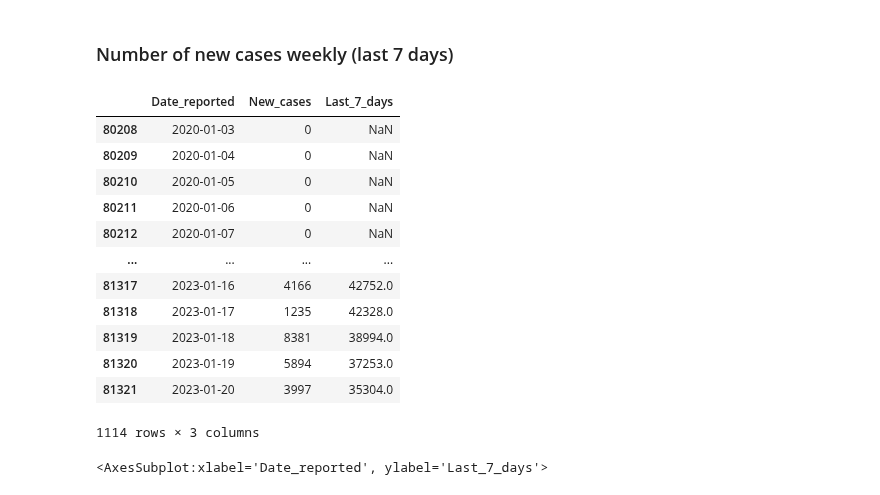
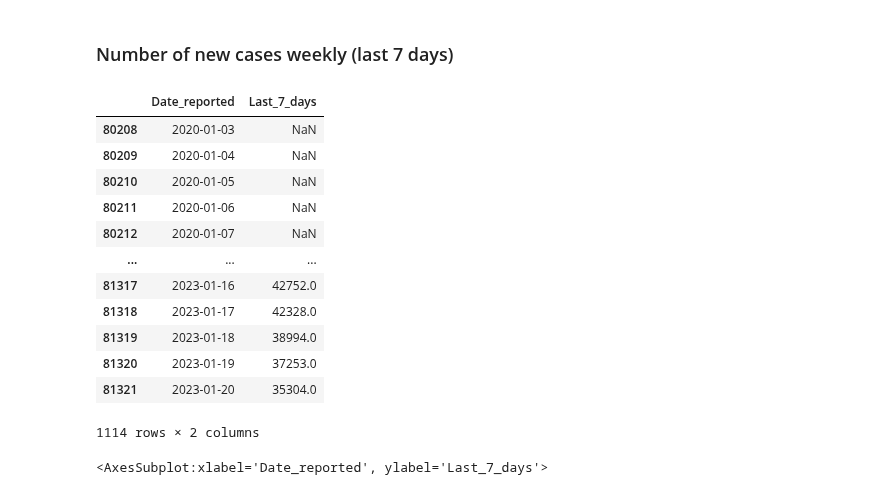
Before and after one commit to AmElmo/Covid_tracking_dashboard, a Jupyter notebook: data_collection.ipynb, the cells around one changed output. Cells and saved outputs as stored; diff of their text form; code cells hidden in the pictures.

```diff
--- a/data_collection.ipynb
+++ b/data_collection.ipynb
@@ -39,26 +39,28 @@ new_cases_last
 # %%
 pd.set_option('mode.chained_assignment', None)
 
 
 data_country = data[data["Country"] == "France"]
 new_cases_7d = data_country[["Date_reported", "New_cases"]]
 new_cases_7d["Last_7_days"] = new_cases_7d["New_cases"].rolling(7).sum()
 
+new_cases_7d.drop(['New_cases'], axis = 1, inplace = True)
+
 new_cases_7d
 # %% [output]
-|  | Date_reported | New_cases | Last_7_days |
-| 80208 | 2020-01-03 | 0 | NaN |
-| 80209 | 2020-01-04 | 0 | NaN |
-| 80210 | 2020-01-05 | 0 | NaN |
-| 80211 | 2020-01-06 | 0 | NaN |
-| 80212 | 2020-01-07 | 0 | NaN |
-| ... | ... | ... | ... |
-| 81317 | 2023-01-16 | 4166 | 42752.0 |
-| 81318 | 2023-01-17 | 1235 | 42328.0 |
-| 81319 | 2023-01-18 | 8381 | 38994.0 |
-| 81320 | 2023-01-19 | 5894 | 37253.0 |
-| 81321 | 2023-01-20 | 3997 | 35304.0 |
+|  | Date_reported | Last_7_days |
+| 80208 | 2020-01-03 | NaN |
+| 80209 | 2020-01-04 | NaN |
+| 80210 | 2020-01-05 | NaN |
+| 80211 | 2020-01-06 | NaN |
+| 80212 | 2020-01-07 | NaN |
+| ... | ... | ... |
+| 81317 | 2023-01-16 | 42752.0 |
+| 81318 | 2023-01-17 | 42328.0 |
+| 81319 | 2023-01-18 | 38994.0 |
+| 81320 | 2023-01-19 | 37253.0 |
+| 81321 | 2023-01-20 | 35304.0 |
-1114 rows × 3 columns
+1114 rows × 2 columns
 # %%
 sns.lineplot(data=new_cases_7d, x="Date_reported", y="Last_7_days")
 # %% [output]
```
Also changed, not shown: parts of 2 cells of this notebook.
